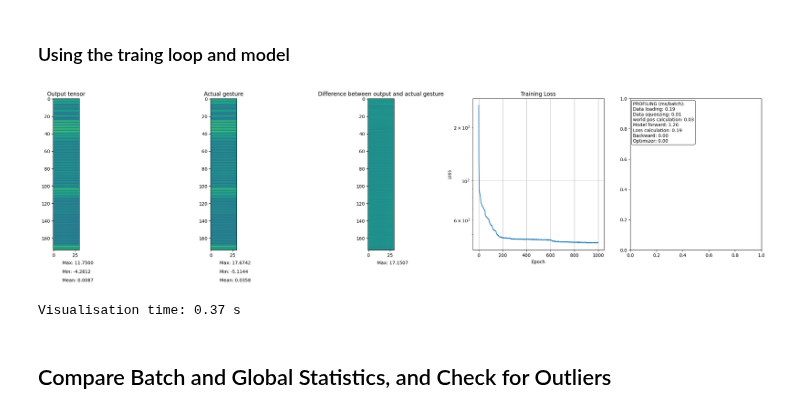
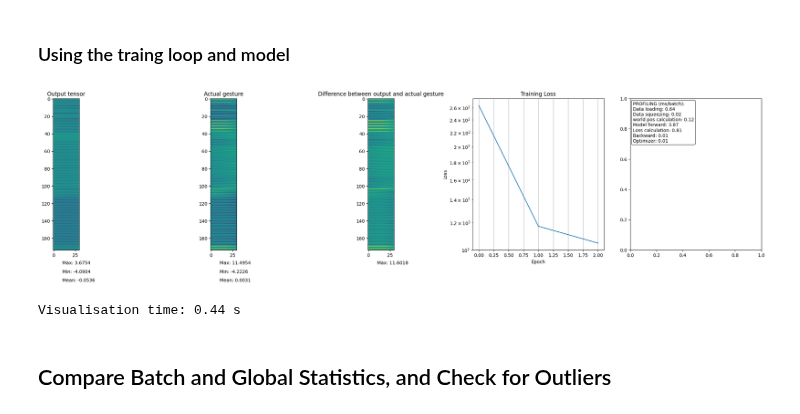
Before and after one commit to AntonBertelsen/GestureGeneration, a Jupyter notebook: DiffuseStyleGestureReproduced/FGD_auto_encoder.ipynb, the cells around one changed output. Saved outputs shown, nothing was run; the diff lists cells and outputs as text; code cells hidden in the pictures.

```diff
--- a/DiffuseStyleGestureReproduced/FGD_auto_encoder.ipynb
+++ b/DiffuseStyleGestureReproduced/FGD_auto_encoder.ipynb
@@ -407,35 +407,35 @@ def train(
 # %%
 from dataset.dataset import *
 # Number of bones = 58
 # Number of channels per bone (for world position) = 3
 # posedim = 58 * 3 = 174
 
 model_AE = EmbeddingNet(pose_dim=174, n_frames=30)  # pose_features_per_frame and n_gesture_length of our model
 
 train_loss = train(
     model_embedding_net_AE              = model_AE,
     training_loader                     = DataLoader(
                                             GPUDataset(
                                                 consolidated_file= "dataset/genea2023_dataset/trn/main-agent/consolidated.npz", # or "dataset/genea2023_dataset/trn/main-agent/training_windows_100k.npz"
                                                 seq_length=30,
                                                 seed_length=0,
                                                 batch_size=256,
                                                 epoch_length=512,
-                                                device='cuda',
-                                                use_world_pos_gesture_features=True
+                                                use_world_pos_gesture_features=True,
+                                                device=device
                                             ),
                                             batch_size = 1,     # Keep at 1 since dataset handles batching
                                             num_workers = 0,    # Must be 0 for GPU tensors
                                             pin_memory = False  # Not needed for GPU data
                                         ),
     val_loader                          = None,
-    num_epochs                          = 1000,
+    num_epochs                          = 20,
     lr                                  = 0.003,
     loss_f                              = nn.HuberLoss(),
 )
 # %% [output]
-[figure, old version]
+[figure, new version]
-Visualisation time: 0.37 s
+Visualisation time: 0.44 s
 # %%
 # Save the model
 model_AE_path = "fgd_model_30.pth"
```
Also changed, not shown: 11 other files.
